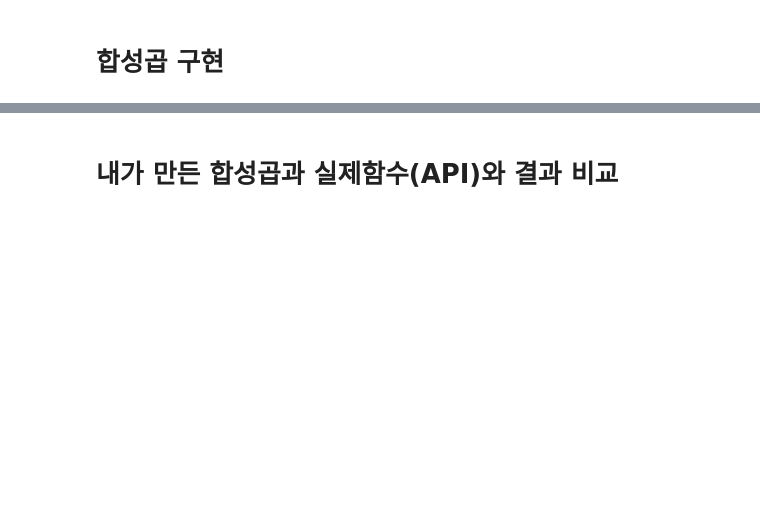
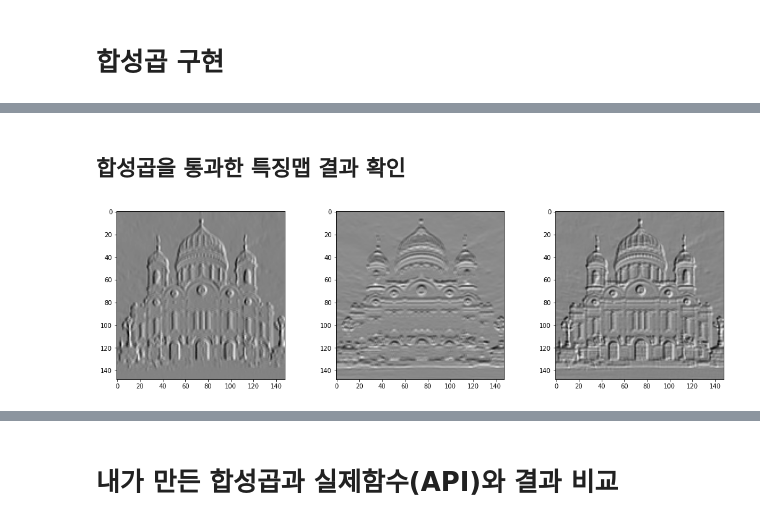
Before and after one commit to PLAYseung/study_ML, a Jupyter notebook: how_to_work_CNN/3_파이토치를_이용한_CNN_핵심모듈_직접구현.ipynb, the cells around one changed output, grey strips where cells are left out. Drawn from its saved outputs; the diff is of its cells as text; code cells hidden in the pictures; blank space fills up the shorter version.

```diff
--- a/how_to_work_CNN/3_파이토치를_이용한_CNN_핵심모듈_직접구현.ipynb
+++ b/how_to_work_CNN/3_파이토치를_이용한_CNN_핵심모듈_직접구현.ipynb
@@ -64,0 +89,4 @@ img_tensor, img_tensor.size, img_tensor.min(), img_tensor.max()
+# %%
+# 수직 커널 사이즈
+k_h, k_w = kernel.size()
+k_h
@@ -64,0 +117,11 @@ img_tensor, img_tensor.size, img_tensor.min(), img_tensor.max()
+# %%
+# 데이터를 2차원 구조로 모으겠다
+finalMap = list()
+for i in range(0,height-k_h+1,stride):
+  buf = list()
+  for j in range(0,width-k_w+1,stride):
+    img_target = img_tensor[ i:i+k_h , j:j+k_w ]
+    buf.append((img_target * kernel).sum())
+  finalMap.append(buf)
+
+len(finalMap)
@@ -64,0 +159,4 @@ img_tensor, img_tensor.size, img_tensor.min(), img_tensor.max()
+# %%
+# 수직정보를 추출하는 가중치를 가진 커널을 이용하여 합성곱을 수행한 피처맵
+vertical_conv_img = myConvolution_func(img_tensor,kernel)
+vertical_conv_img
@@ -64,0 +171,4 @@ img_tensor, img_tensor.size, img_tensor.min(), img_tensor.max()
+# %%
+# 수평정보를 추출하는 가중치를 가진 커널을 이용하여 합성곱을 수행한 피처맵
+horizental_conv_img = myConvolution_func(img_tensor,kernel.T)
+horizental_conv_img
@@ -64,0 +183,19 @@ img_tensor, img_tensor.size, img_tensor.min(), img_tensor.max()
+# %% [markdown]
+## 합성곱을 통과한 특징맵 결과 확인
+# %%
+fig,(ax1,ax2,ax3) = plt.subplots( 1, 3, figsize=(18,5) )
+
+# 원본 (나중에)
+
+# 수직
+ax1.imshow( vertical_conv_img, cmap='binary' )
+
+# 수평
+ax2.imshow( horizental_conv_img, cmap='binary' )
+
+# 수직 + 수평 -> 외곽선 디텍팅
+ax3.imshow( vertical_conv_img+horizental_conv_img, cmap='binary' )
+
+plt.show()
+# %% [output]
+[figure, added]
```
Also changed, not shown: parts of 27 cells of this notebook, 2 other files.
